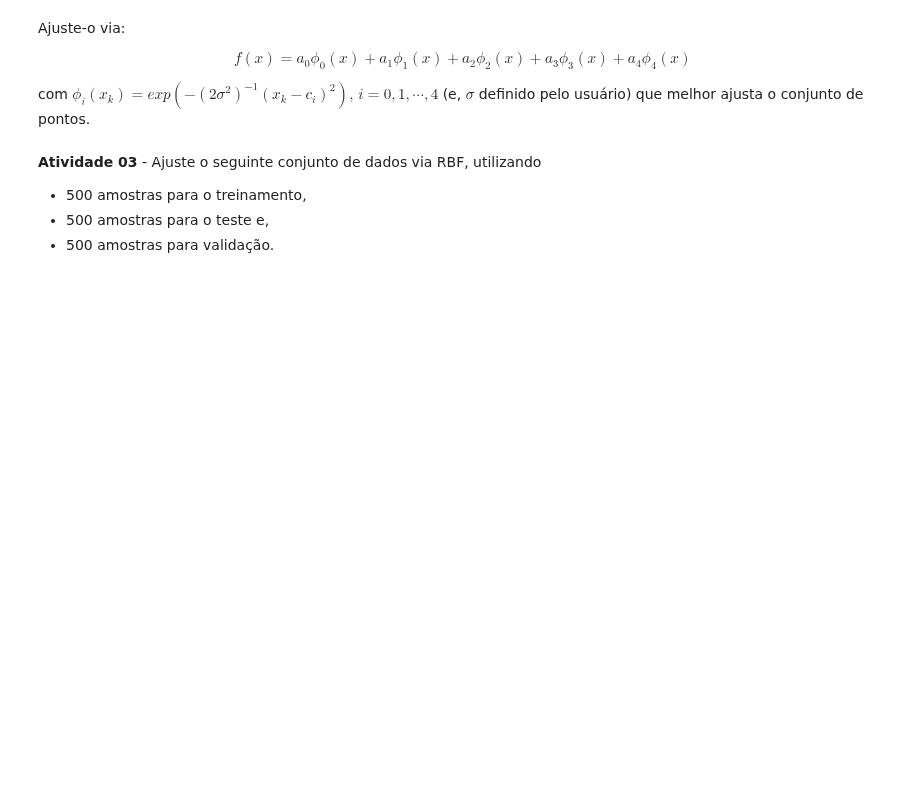
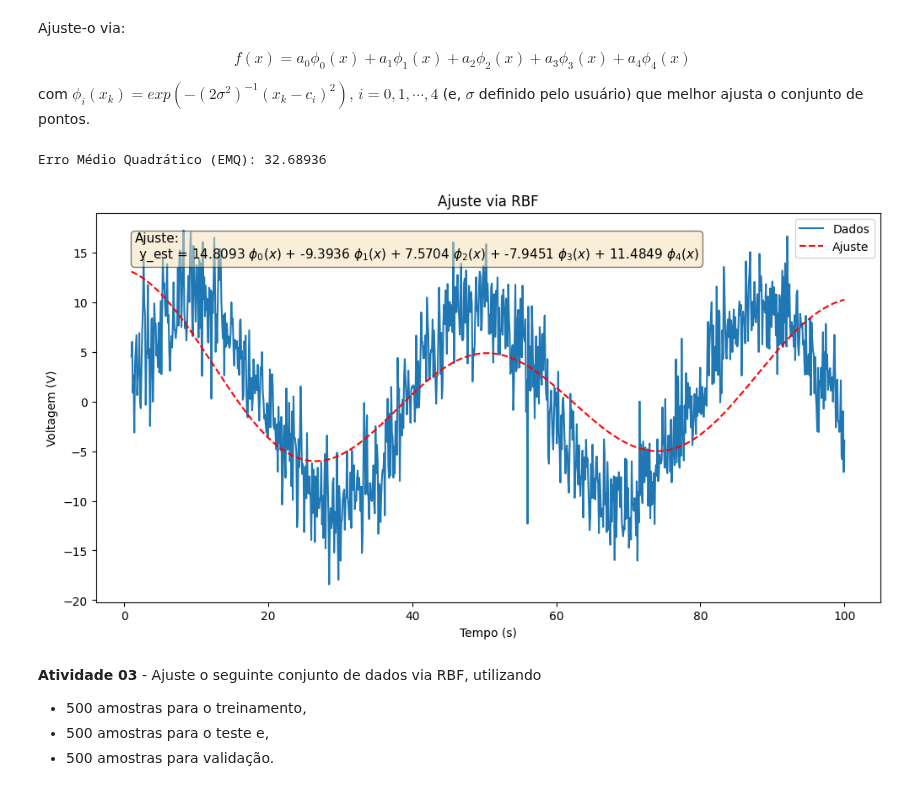
Before and after one commit to DanielMedeiros1/LAB-CN, a Jupyter notebook: Lab_04.ipynb, the cells around one changed output. Saved outputs shown, nothing was run; the diff lists cells and outputs as text; code cells hidden in the pictures; blank space fills up the shorter version.

```diff
--- a/Lab_04.ipynb
+++ b/Lab_04.ipynb
@@ -189,6 +230,46 @@ f(x) = a_0 \phi_0(x) + a_1 \phi_1(x) + a_2 \phi_2(x) + a_3 \phi_3(x) + a_4 \phi_
 \end{equation*}
 
 com $\phi_i(x_k) = exp\left ( -\left ( 2\sigma^2 \right )^{-1}\left ( x_k - c_i \right )^2 \right ),\,i = 0,1,\cdots, 4$ (e, $\sigma$ definido pelo usuário) que melhor ajusta o conjunto de pontos.
+# %%
+import numpy as np
+import numpy.linalg as la
+import matplotlib.pyplot as plt
+
+sigma = 13
+c = np.linspace(0, 100, 5)
+phi = np.zeros(shape=(len(t), len(c)))
+
+for k in range(len(t)):
+    for i in range(len(c)):
+        phi[k, i] = np.exp(-(1 / (2 * sigma**2)) * (t[k] - c[i])**2)
+
+w = np.dot(la.pinv(phi), y_volts)
+
+y_est = phi @ w
+
+EMQ = (1 / len(t)) * (sum((y_volts - y_est) ** 2))
+print(f"Erro Médio Quadrático (EMQ): {EMQ:.5f}")
+
+
+plt.figure(figsize=(12, 6))
+plt.plot(t, y_volts, label='Dados')
+plt.plot(t, y_est, "--r", label='Ajuste')
+
+fit_label = 'Ajuste:\n y_est = %.4f $\\phi_0(t)$ + %.4f $\\phi_1(t)$ + %.4f $\\phi_2(t)$ + %.4f $\\phi_3(t)$ + %.4f $\\phi_4(t)$' % (
+    w[0].item(), w[1].item(), w[2].item(), w[3].item(), w[4].item())
+
+plt.text(0.05, 0.95, fit_label, transform=plt.gca().transAxes,
+         fontsize=11, verticalalignment='top',
+         bbox=dict(boxstyle="round", facecolor='wheat', alpha=0.5))
+
+plt.xlabel("Tempo (s)")
+plt.ylabel("Voltagem (V)")
+plt.title("Ajuste via RBF")
+plt.legend()
+plt.show()
+# %% [output]
+Erro Médio Quadrático (EMQ): 32.68936
+[figure, added]
 # %% [markdown]
 **Atividade 03** - Ajuste o seguinte conjunto de dados via RBF, utilizando
 * 500 amostras para o treinamento,
```
Also changed, not shown: parts of 4 cells of this notebook.
